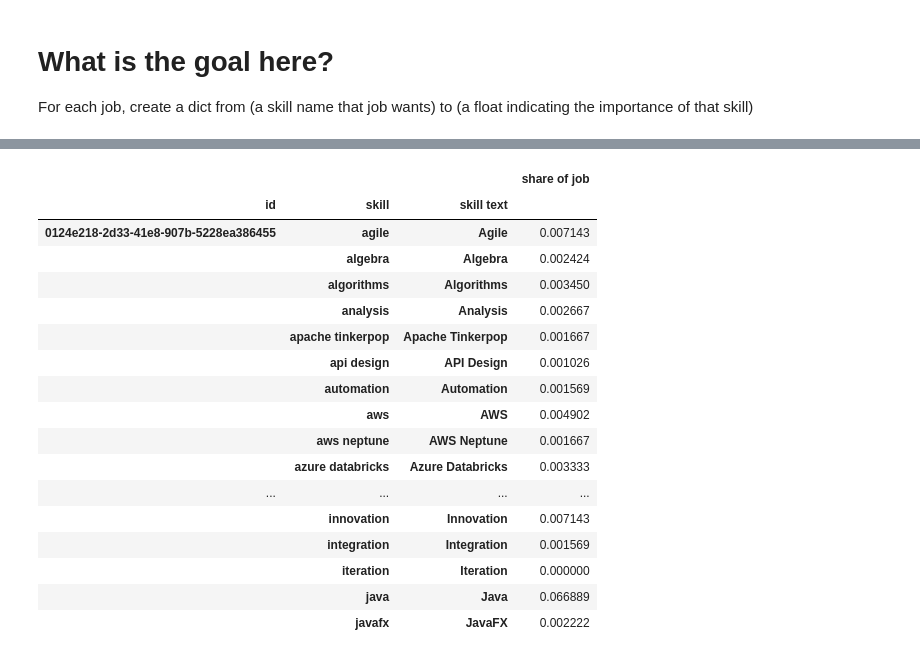
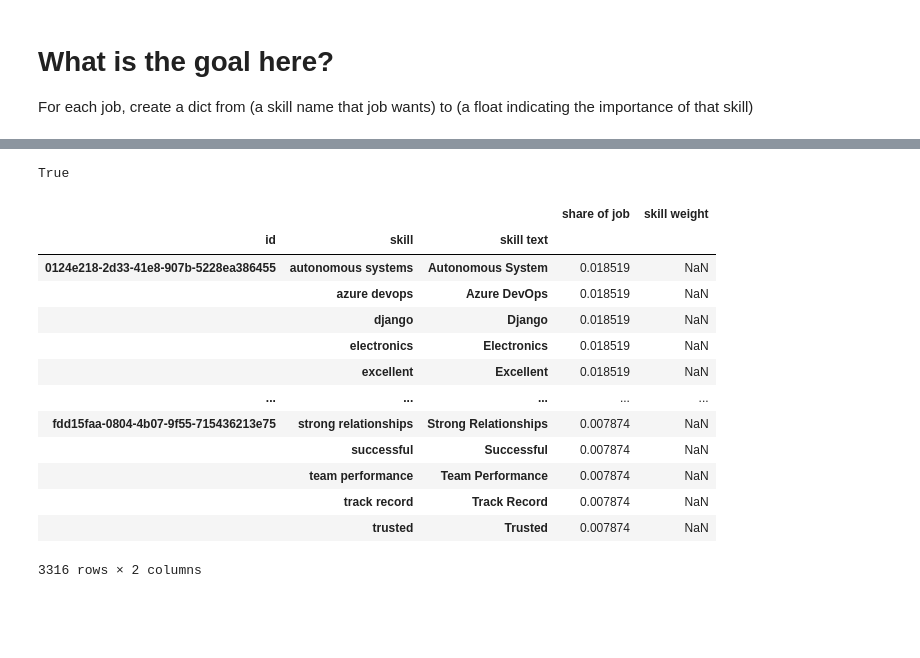
Before and after one commit to FractalMachinist/FractalMachinist.github.io, a Jupyter notebook: skill_weights.ipynb, the cells around one changed output, grey strips where cells are left out. Saved outputs shown, nothing was run; the diff lists cells and outputs as text; code cells hidden in the pictures; blank space fills up the shorter version.

```diff
--- a/skill_weights.ipynb
+++ b/skill_weights.ipynb
@@ -85,21 +78,27 @@ jst_wc = jcst_wc.groupby(level=[0,2,3]).sum()
-# %%
-jst_wc.head(50)
-# %% [output]
-|  |  |  | share of job |
-| id | skill | skill text |  |
-| 0124e218-2d33-41e8-907b-5228ea386455 | agile | Agile | 0.007143 |
-|  | algebra | Algebra | 0.002424 |
-|  | algorithms | Algorithms | 0.003450 |
-|  | analysis | Analysis | 0.002667 |
-|  | apache tinkerpop | Apache Tinkerpop | 0.001667 |
-|  | api design | API Design | 0.001026 |
-|  | automation | Automation | 0.001569 |
-|  | aws | AWS | 0.004902 |
-|  | aws neptune | AWS Neptune | 0.001667 |
-|  | azure databricks | Azure Databricks | 0.003333 |
-| ... | ... | ... | ... |
-|  | innovation | Innovation | 0.007143 |
-|  | integration | Integration | 0.001569 |
-|  | iteration | Iteration | 0.000000 |
-|  | java | Java | 0.066889 |
-|  | javafx | JavaFX | 0.002222 |
+# %%
+# Normalize against double-counting skills which appear in multiple categories, by dividing by however many categories they're in.
+jcst_data["share of job"] = jcst_data["share of job"] / jcst_data.pop("num categories")
+
+# Return to desired index configuration
+jcst_data = jcst_data.reset_index().set_index(["id", "category", "skill", "skill text"]).sort_index()
+# %%
+jcst_data.index.get_level_values("category").isna().any()
+# %% [output]
+True
+# %%
+jcst_data.xs(None, level="category")
+# %% [output]
+|  |  |  | share of job | skill weight |
+| id | skill | skill text |  |  |
+| 0124e218-2d33-41e8-907b-5228ea386455 | autonomous systems | Autonomous System | 0.018519 | NaN |
+|  | azure devops | Azure DevOps | 0.018519 | NaN |
+|  | django | Django | 0.018519 | NaN |
+|  | electronics | Electronics | 0.018519 | NaN |
+|  | excellent | Excellent | 0.018519 | NaN |
+| ... | ... | ... | ... | ... |
+| fdd15faa-0804-4b07-9f55-715436213e75 | strong relationships | Strong Relationships | 0.007874 | NaN |
+|  | successful | Successful | 0.007874 | NaN |
+|  | team performance | Team Performance | 0.007874 | NaN |
+|  | track record | Track Record | 0.007874 | NaN |
+|  | trusted | Trusted | 0.007874 | NaN |
+3316 rows × 2 columns
```
Also changed, not shown: parts of 18 cells of this notebook, 9 other files.
